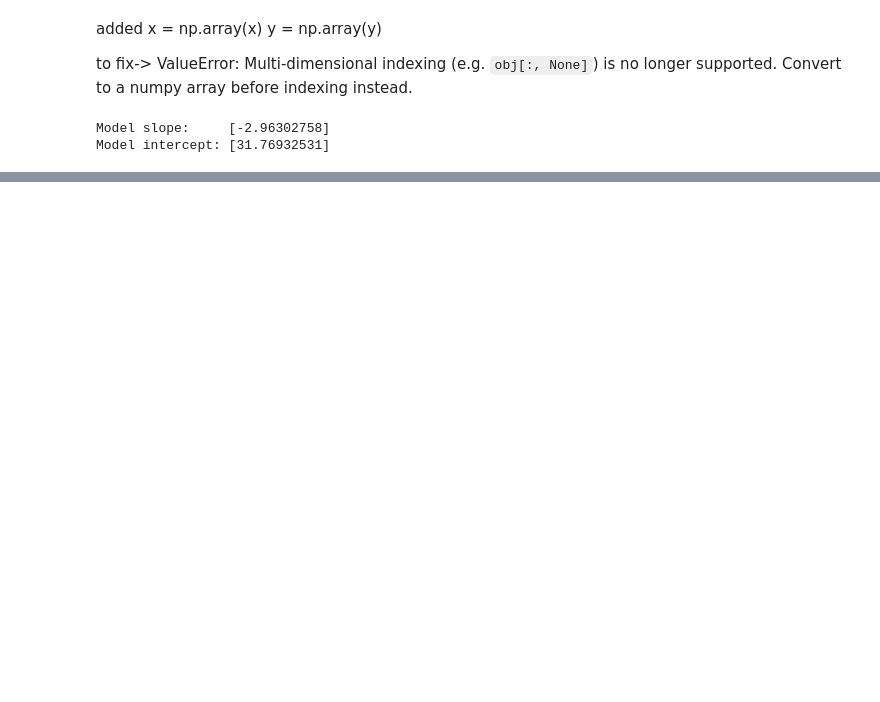
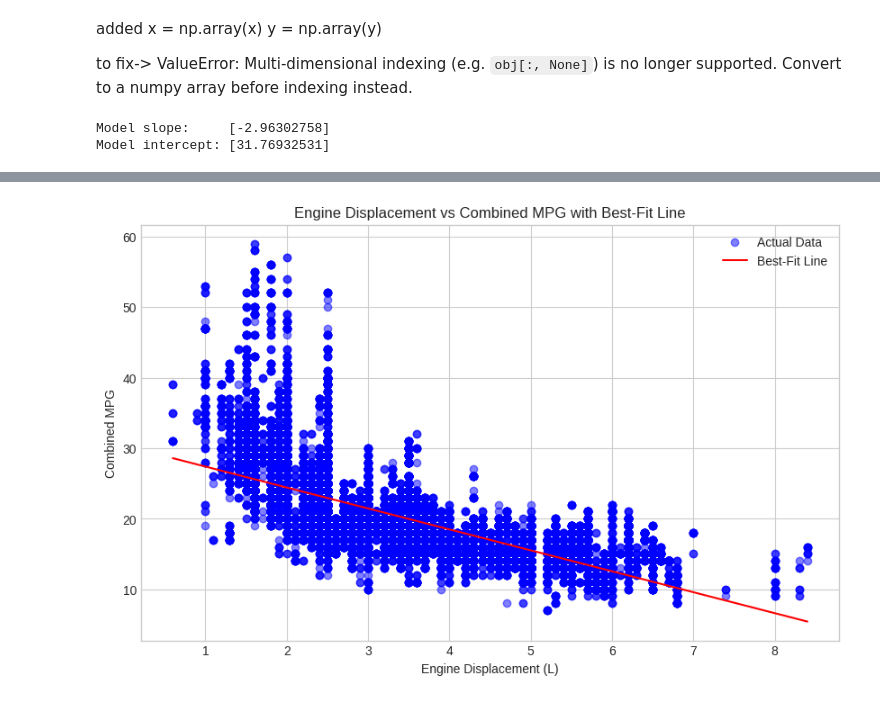
Before and after one commit to MatthewC00273575/Data-Science, a Jupyter notebook: LinearRegressionTest.ipynb, the cells around one changed output, grey strips where cells are left out. Cells and saved outputs as stored; diff of their text form; code cells hidden in the pictures; blank space fills up the shorter version.

```diff
--- a/LinearRegressionTest.ipynb
+++ b/LinearRegressionTest.ipynb
@@ -57,0 +139,32 @@ Model intercept: [31.76932531]
+# %%
+# Extracting the features and target for linear regression
+X = vehicles_df['displ'].values.reshape(-1, 1)  # Engine displacement (reshape for sklearn)
+y = vehicles_df['comb08'].values  # Combined MPG
+
+# Initialize and train the linear regression model
+model = LinearRegression()
+model.fit(X, y)
+
+# Predict the MPG for the given engine displacement values
+xfit = np.linspace(X.min(), X.max(), 100).reshape(-1, 1)  # Generate 100 points for a smooth line
+yfit = model.predict(xfit)
+
+# Plotting the scatter plot of actual data
+plt.figure(figsize=(10, 6))
+plt.scatter(X, y, alpha=0.5, color='blue', label='Actual Data')
+
+# Plot the regression line
+plt.plot(xfit, yfit, color='red', label='Best-Fit Line')
+
+# Add labels and title
+plt.xlabel("Engine Displacement (L)")
+plt.ylabel("Combined MPG")
+plt.title("Engine Displacement vs Combined MPG with Best-Fit Line")
+
+# Add a legend
+plt.legend()
+
+# Show the plot
+plt.show()
+# %% [output]
+[figure, added]
```
Also changed, not shown: parts of 5 cells of this notebook.
